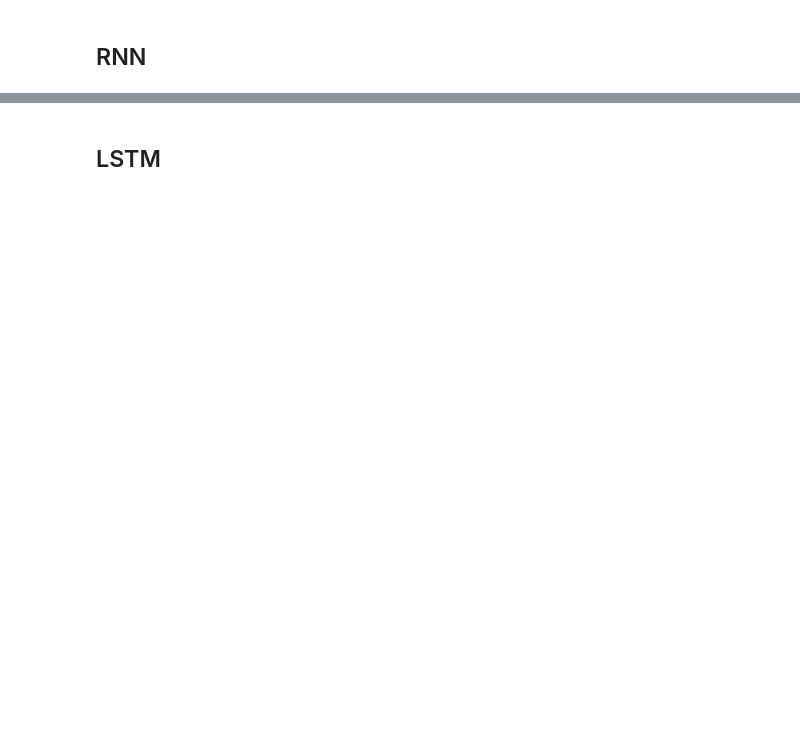
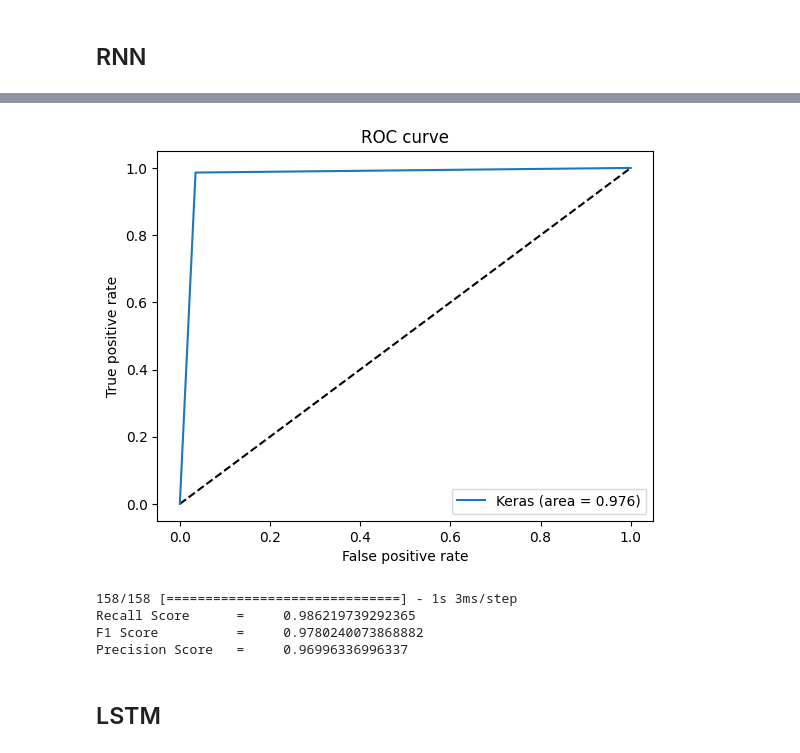
Before and after one commit to dharaneishvc/Intrusion-detection-DL-ML, a Jupyter notebook: Coding.ipynb, the cells around one changed output, grey strips where cells are left out. Cells and saved outputs as stored; diff of their text form; code cells hidden in the pictures; blank space fills up the shorter version.

```diff
--- a/Coding.ipynb
+++ b/Coding.ipynb
@@ -509,0 +548,20 @@ Epoch 6/50
+# %%
+y_pred = model3.predict(X_test)
+fpr, tpr, threshold = roc_curve(Y_test.argmax(axis=1), y_pred.argmax(axis=1))
+auc_v = auc(fpr, tpr)
+
+#plot ROC for better insight on classifier
+plt.plot([0, 1], [0, 1], 'k--')
+plt.plot(fpr, tpr, label='Keras (area = {:.3f})'.format(auc_v))
+plt.xlabel('False positive rate')
+plt.ylabel('True positive rate')
+plt.title('ROC curve')
+plt.legend(loc='best')
+plt.show()
+
+y_classes = (model3.predict(X_test)>0.5).astype('int32')
+#metrics
+print("Recall Score      =    ", recall_score(Y_test.argmax(axis=1),y_classes.argmax(axis=1)))
+print("F1 Score          =    ", f1_score(Y_test.argmax(axis=1),y_classes.argmax(axis=1)))
+print("Precision Score   =    ", precision_score(Y_test.argmax(axis=1),y_classes.argmax(axis=1)))
+# %% [output]
@@ -510,3 +569,8 @@ Epoch 6/50
+[figure, added]
+158/158 [==============================] - 1s 3ms/step
+Recall Score      =     0.986219739292365
+F1 Score          =     0.9780240073868882
+Precision Score   =     0.96996336996337
 # %% [markdown]
 ## LSTM
 # %%
```
Also changed, not shown: parts of 10 cells of this notebook.
